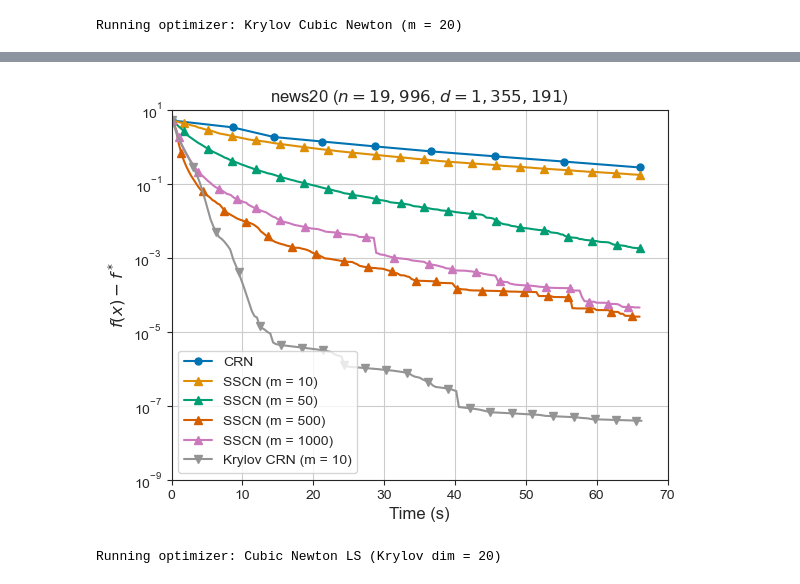
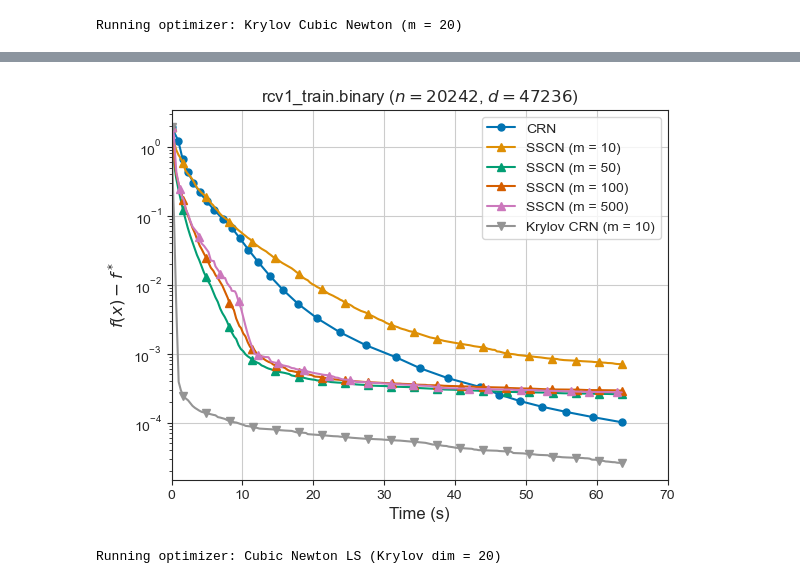
Before and after one commit to Raymond30/Krylov-Cubic-Regularized-Newton, a Jupyter notebook: cubic_newton.ipynb, the cells around one changed output, grey strips where cells are left out. Drawn from its saved outputs; the diff is of its cells as text; code cells hidden in the pictures.

Commit message:
a different dataset

```diff
--- a/cubic_newton.ipynb
+++ b/cubic_newton.ipynb
@@ -12,8 +12,8 @@ from optimizer.LBFGS import Lbfgs
 from optimizer.GD import Gd, GD_LS
 from optimizer.reg_newton import RegNewton
 # %%
-# dataset = 'rcv1_train.binary'
-dataset = 'news20.binary'
+dataset = 'rcv1_train.binary'
+# dataset = 'news20.binary'
     # if dataset == 'mushrooms':
     #     data_url = "https://www.csie.ntu.edu.tw/~cjlin/libsvmtools/datasets/binary/mushrooms"
     #     data_path = './mushrooms'
@@ -168,38 +171,38 @@ plt.rc('figure', titlesize=BIGGER_SIZE)  # fontsize of the figure title
 
 flag_time = True
 # plt.style.use('seaborn-v0_8-colorblind')
 
 color_cycle = plt.rcParams['axes.prop_cycle'].by_key()['color']
 
 f_opt = min(loss.f_opt, loss_csc.f_opt)
 
 cub_root.trace.plot_losses(marker='o', markersize=5, f_opt=f_opt, time=flag_time, label='CRN')
 
 sscn.trace.plot_losses(marker='^', markersize=6, f_opt=f_opt, time=flag_time)
 sscn50.trace.plot_losses(marker='^', markersize=6, f_opt=f_opt, time=flag_time)
 
-# sscn100.trace.plot_losses(marker='^', markersize=6, f_opt=f_opt, time=flag_time)
+sscn100.trace.plot_losses(marker='^', markersize=6, f_opt=f_opt, time=flag_time)
 sscn500.trace.plot_losses(marker='^', markersize=6, f_opt=f_opt, time=flag_time)
-sscn1000.trace.plot_losses(marker='^', markersize=6, f_opt=f_opt, time=flag_time)
+# sscn1000.trace.plot_losses(marker='^', markersize=6, f_opt=f_opt, time=flag_time)
 # sscn5000.trace.plot_losses(marker='^', time=flag_time)
 
 cub_krylov.trace.plot_losses(marker='v', markersize=6, f_opt=f_opt, color = color_cycle[7], time=flag_time, label='Krylov CRN (m = 10)')
 
 
 # cub_root.trace.plot_losses(marker='*', label='cubic Newton (exact)')
 # plt.xscale('log')
 # print(cub.trace.loss_vals)
 plt.yscale('log')
-plt.ylim(1e-9,10)
+# plt.ylim(1e-9,10)
 plt.xlim(0,70)
 plt.legend()
 plt.grid()
 plt.xlabel('Time (s)')
-plt.title('news20 ($n=19, 996$, $d=1,355,191$)')
+plt.title('{} ($n={}$, $d={}$)'.format(dataset,n,dim))
 plt.savefig('figs/intro_{}.pdf'.format(dataset))
 plt.show()
 # %% [output]
-[figure, old version]
+[figure, new version]
 # %%
 from optimizer.cubic import Optimizer, Lanczos, cubic_solver_root
 from scipy.linalg import eigh
```
Also changed, not shown: parts of 3 cells of this notebook.
